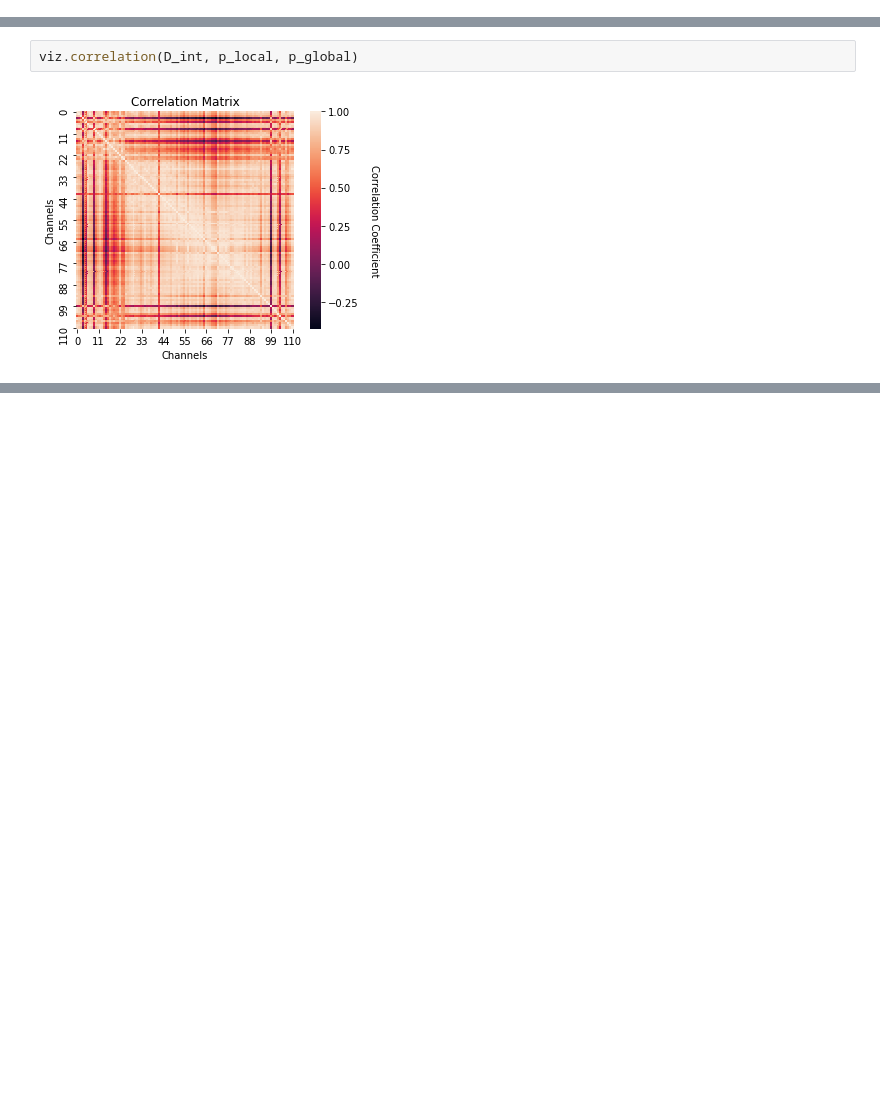
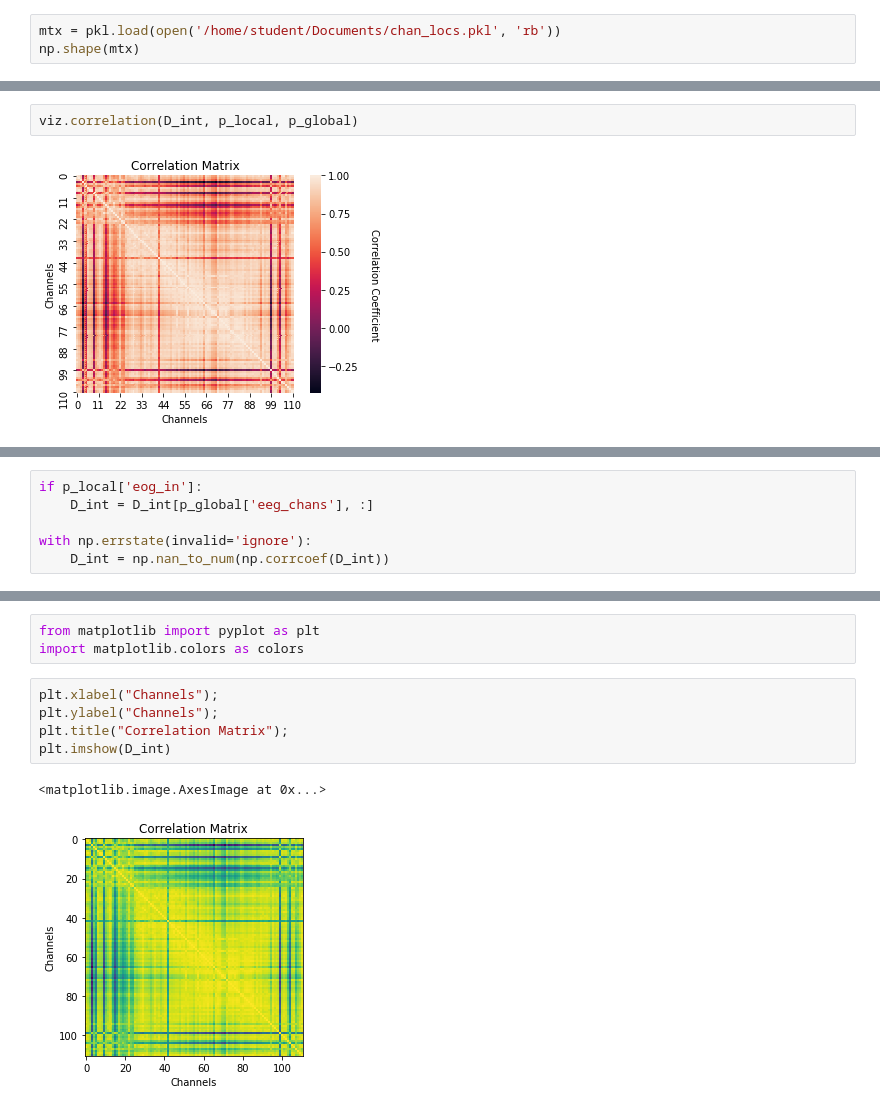
Before and after one commit to NeuroDataDesign/eeg-panda-s17f18, a Jupyter notebook: docs/notebooks/vidurkailash/run_pandas .ipynb, the cells around one changed output, grey strips where cells are left out. Drawn from its saved outputs; the diff is of its cells as text; blank space fills up the shorter version.

```diff
--- a/docs/notebooks/vidurkailash/run_pandas .ipynb
+++ b/docs/notebooks/vidurkailash/run_pandas .ipynb
@@ -15,3 +15,6 @@ from panda.methods.interpolation import wave_interp
 
 from numpy import genfromtxt
 import cPickle as pkl
+# %%
+mtx = pkl.load(open('/home/student/Documents/chan_locs.pkl', 'rb'))
+np.shape(mtx)
@@ -55,0 +70,6 @@ viz.correlation(D_int, p_local, p_global)
+# %%
+if p_local['eog_in']:
+    D_int = D_int[p_global['eeg_chans'], :]
+
+with np.errstate(invalid='ignore'):
+    D_int = np.nan_to_num(np.corrcoef(D_int))
@@ -55,0 +96,11 @@ viz.correlation(D_int, p_local, p_global)
+# %%
+from matplotlib import pyplot as plt
+import matplotlib.colors as colors
+# %%
+plt.xlabel("Channels");
+plt.ylabel("Channels");
+plt.title("Correlation Matrix");
+plt.imshow(D_int)
+# %% [output]
+<matplotlib.image.AxesImage at 0x...>
+[figure, added]
```
Also changed, not shown: parts of 8 cells of this notebook.
